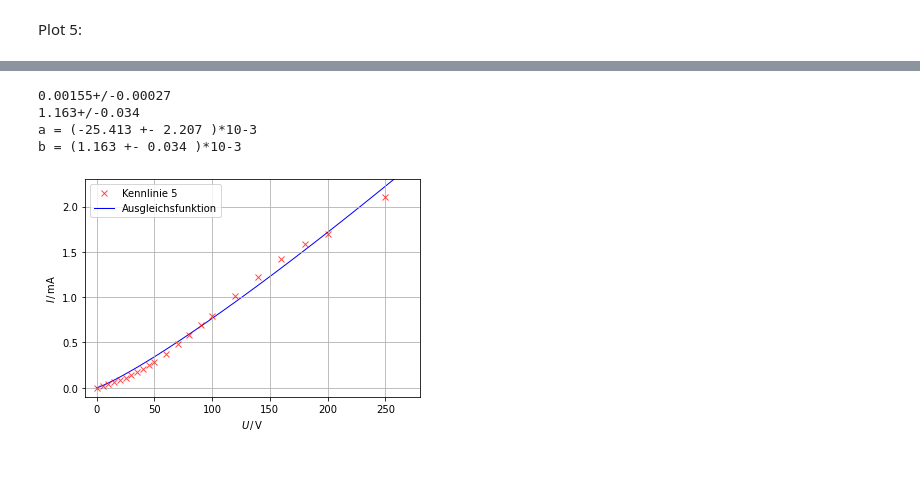
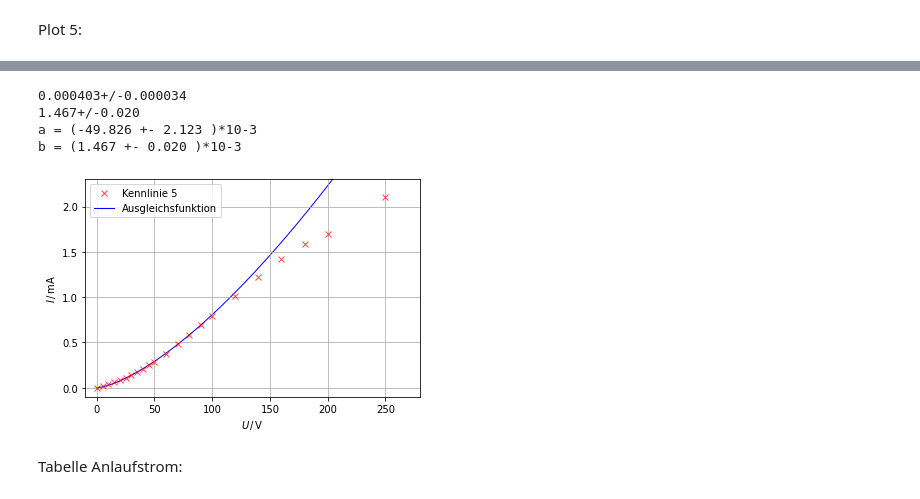
Before and after one commit to waerther/grundpraktikum2, a Jupyter notebook: v504/auswertung.ipynb, the cells around one changed output, grey strips where cells are left out. Drawn from its saved outputs; the diff is of its cells as text; code cells hidden in the pictures; blank space fills up the shorter version.

```diff
--- a/v504/auswertung.ipynb
+++ b/v504/auswertung.ipynb
@@ -144,34 +129,36 @@ plt.grid(True)
 # %%
 plt.plot(U, k5, 'xr', label = "Kennlinie 5", zorder=2, alpha = 0.7)
 
 def lsr(u, a, b):
     return (4/9) * const.epsilon_0 * np.sqrt(2 * const.elementary_charge/ const.electron_mass) * u**(b)/a**2
 
-para, pcov = curve_fit(lsr, U, k5)
+para, pcov = curve_fit(lsr, U[:15], k5[:15])
 a, b = para
 fa, fb = np.sqrt(np.diag(pcov))
 
 ua = ufloat(a, fa)
 ub = ufloat(b, fb)
 
 xx = np.linspace(0, 280, 100)
 plt.plot(xx, lsr(xx, noms(ua), noms(ub)), '-b', label = "Ausgleichsfunktion", linewidth = 1, zorder=1)
 
 plt.xlabel(r'$U \, / \, \mathrm{V}$')
 plt.ylabel(r'$I \, / \, \mathrm{mA}$')
 plt.legend(loc="best")
 plt.grid(True)
 plt.xlim(-10, 280)
 plt.ylim(-0.1, 2.3)
 
 ua = ua*10**3
 print(1/ua**2)
 print(ub)
 print('a = (%.3f +- %.3f )*10-3' % (noms(ua), stds(ua)))
 print('b = (%.3f +- %.3f )*10-3' % (noms(ub), stds(ub)))
 # %% [output]
-0.00155+/-0.00027
-1.163+/-0.034
-a = (-25.413 +- 2.207 )*10-3
-b = (1.163 +- 0.034 )*10-3
+0.000403+/-0.000034
+1.467+/-0.020
+a = (-49.826 +- 2.123 )*10-3
+b = (1.467 +- 0.020 )*10-3
-[figure, old version]
+[figure, new version]
+# %% [markdown]
+Tabelle Anlaufstrom:
```
Also changed, not shown: parts of 7 cells of this notebook, 10 other files.
